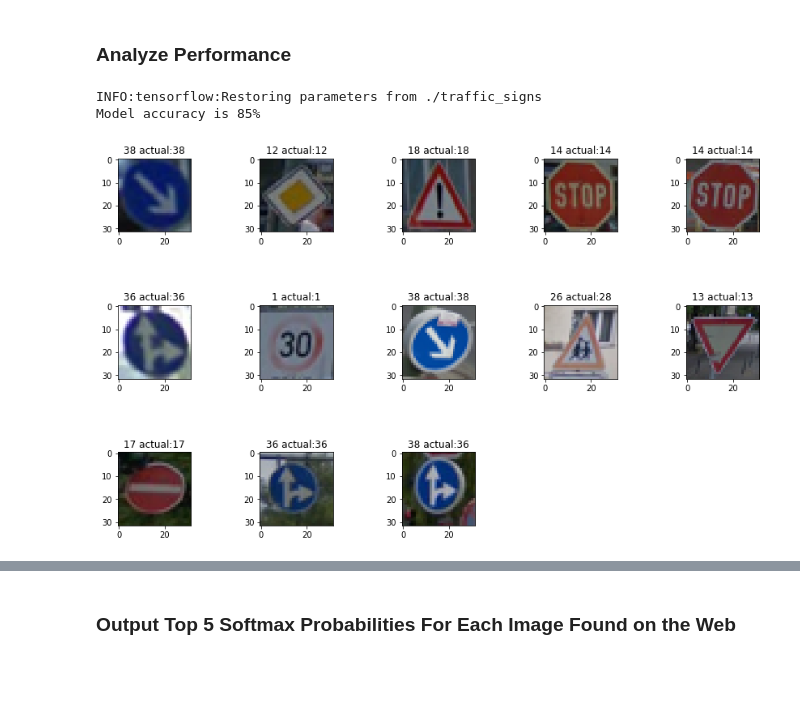
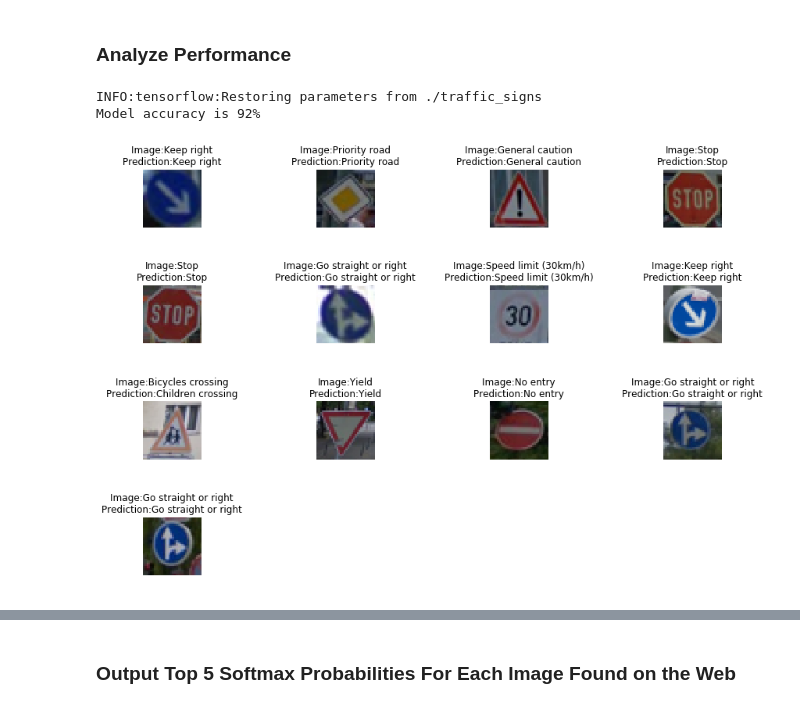
Before and after one commit to greenfield932/CarND-Traffic-Sign-Classifier-Project, a Jupyter notebook: Traffic_Sign_Classifier.ipynb, the cells around one changed output, grey strips where cells are left out. Saved outputs shown, nothing was run; the diff lists cells and outputs as text; code cells hidden in the pictures; blank space fills up the shorter version.

```diff
--- a/Traffic_Sign_Classifier.ipynb
+++ b/Traffic_Sign_Classifier.ipynb
@@ -284,7 +342,8 @@ def randomTransform(img):
 
 def preprocessDataSet(dataSet):
     dataSetNorm = []
-    for img in dataSet:
+
+    for img in log_progress(dataSet):
         #print(img.shape)
         image = normalizeImage(img.copy())
         image = np.array(image).reshape(32,32,1)
@@ -360,11 +419,14 @@ def balanceDataset(x_data, y_data):
 
     return balanced_X, balanced_y
 
+#X_train_aug, y_train_aug = balanceDataset(X_train, y_train)
+#X_train_ex = np.concatenate((np.array(X_train_aug),X_train))
+#y_train_ex = np.concatenate((np.array(y_train_aug),y_train))
 
 X_train_aug, y_train_aug = augmentDataset(X_train, y_train, 1)
-X_train_aug, y_train_aug = balanceDataset(X_train, y_train)
 X_train_ex = np.concatenate((np.array(X_train_aug),X_train))
 y_train_ex = np.concatenate((np.array(y_train_aug),y_train))
+
 
 X_train_norm = preprocessDataSet(X_train_ex)
 X_valid_norm = preprocessDataSet(X_valid)
@@ -712,6 +774,14 @@ import random
 #idxs = random.sample(range(0, unseen_size-1), 5)
 #for idx in idxs:
 #test_idxs = [0,1,2,3,4]
+def makeTitle(id, add_id = True):
+    name = str(id2label[id])
+    MaxTitlesize = 22
+    if len(name)>MaxTitlesize:
+        name = name[:MaxTitlesize] + "\n"+name[MaxTitlesize:]
+    if add_id == True:
+        return str(id)+":" + name
+    return name
 test_idxs=range(0, len(unseen_images))
 test_images = []
 for idx in test_idxs:
@@ -726,37 +796,38 @@ with tf.Session() as sess:
     prediction=tf.argmax(logits,1)
     feed_dict={x: test_images}
     best = sess.run([prediction],feed_dict)
 
 fig = plt.figure(figsize = (15,15))
 plt.subplots_adjust(wspace = 0.3, hspace = 1)
 for i in range(0,test_size):
     idx = test_idxs[i]
     id = unseen_truth[idx]
     image = unseen_images[idx]
-    plt2 = fig.add_subplot(5,5,idx+1)
+    plt2 = fig.add_subplot(6,4,idx+1)
     plt2.imshow(image)
     name = str(id2label[id])
     MaxTitlesize = 22
     if len(name)>MaxTitlesize:
         name = name[:MaxTitlesize] + "\n"+name[MaxTitlesize:]
     #print(best[0])
     if best[0][i] == id:
         truth_count+=1
-    title = str(best[0][i])+" actual:"+str(id)
+    title = "Image:"+makeTitle(best[0][i], False)+"\nPrediction:"+makeTitle(id, False)
     #print(title)
     plt.title(title)
+    plt.axis('off')
     #plt.title(str(id) +": "+ name+"\nprediction:"+best[i], fontsize=12)
     #print(image.shape)
 print("Model accuracy is {:.0f}%".format(truth_count/test_size*100))
 #with tf.Session() as sess:
 #    saver.restore(sess, tf.train.latest_checkpoint('.'))
 #
 #    test_accuracy = evaluate(unseen_images_norm, unseen_truth)
 #    print("Test Accuracy = {:.3f}".format(test_accuracy))
 # %% [output]
 INFO:tensorflow:Restoring parameters from ./traffic_signs
-Model accuracy is 85%
+Model accuracy is 92%
-[figure, old version]
+[figure, new version]
 # %%
 #analyze precision and recall for each traffic sign
 raw_predictions = tf.argmax(logits, 1)
```
Also changed, not shown: parts of 9 cells of this notebook, 3 other files.
